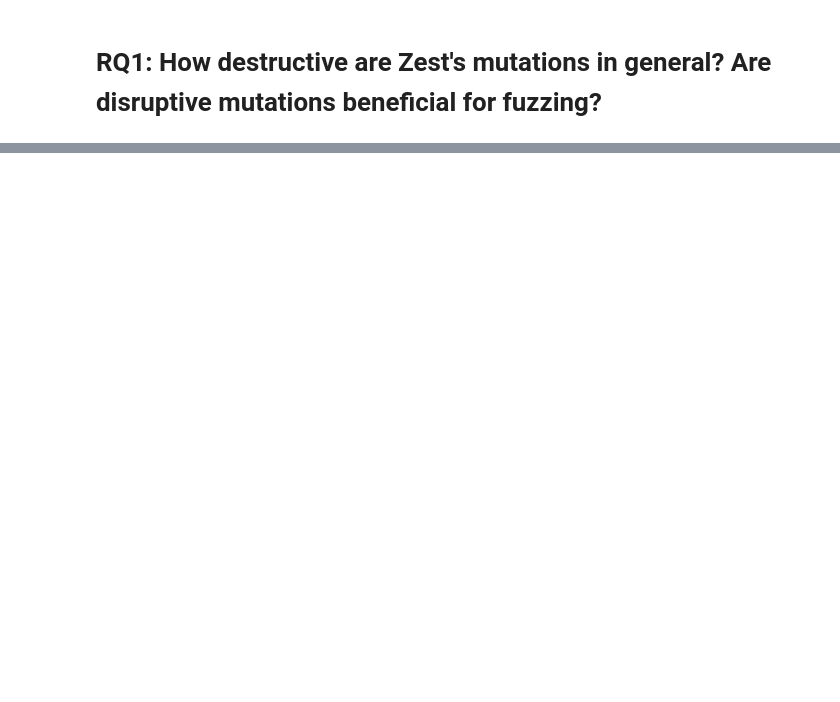
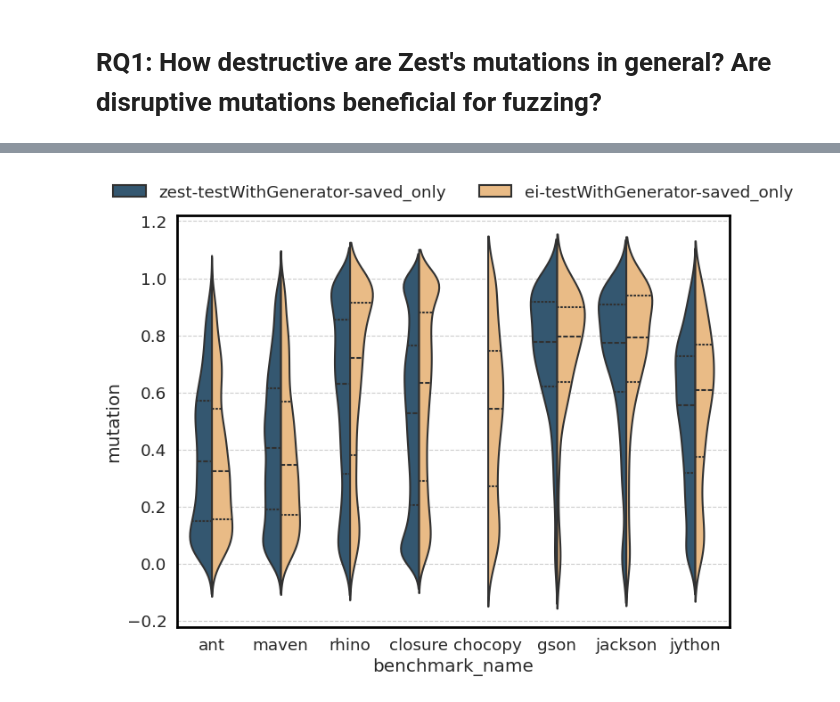
Before and after one commit to aoli-al/JQF-ei, a Jupyter notebook: scripts/experiments/ei/ei-ubc/data_exploration.ipynb, the cells around one changed output, grey strips where cells are left out. Saved outputs shown, nothing was run; the diff lists cells and outputs as text; code cells hidden in the pictures; blank space fills up the shorter version.

```diff
--- a/scripts/experiments/ei/ei-ubc/data_exploration.ipynb
+++ b/scripts/experiments/ei/ei-ubc/data_exploration.ipynb
@@ -125,0 +93,4 @@ Error:
+# %%
+violin_plot_for_mutation_distance(saved_only_df, experiment_name, 'saved_input_violin_plot', split=True, inner='quart')
+# %% [output]
+[figure, added]
```
Also changed, not shown: parts of 23 cells of this notebook, 13 other files.
